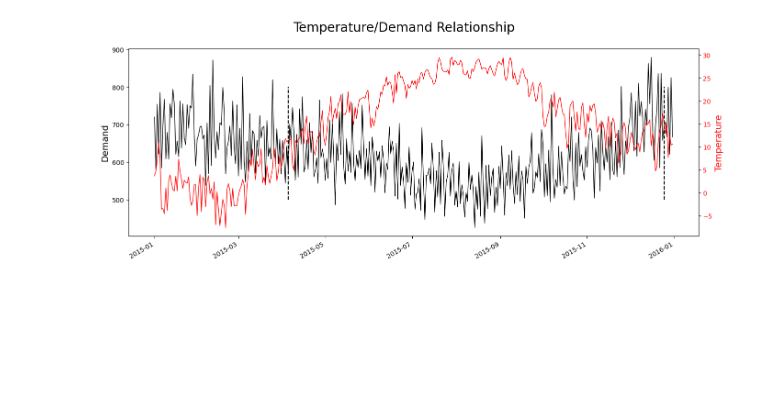
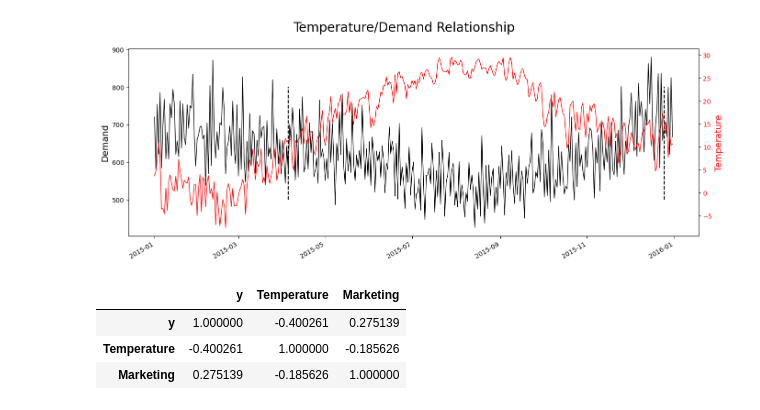
Before and after one commit to mrcruz117/EDA_Template, a Jupyter notebook: EDA_Template.ipynb, the cells around one changed output. Cells and saved outputs as stored; diff of their text form; code cells hidden in the pictures; blank space fills up the shorter version.

```diff
--- a/EDA_Template.ipynb
+++ b/EDA_Template.ipynb
@@ -120,3 +120,11 @@ ax1.vlines(x = events, ymin = 500, ymax = 800, color = 'k', ls = '--')
 # %% [output]
 <matplotlib.collections.LineCollection at 0x...>
 [figure]
+# %%
+# correlation
+df[['y', 'Temperature', 'Marketing']].corr()
+# %% [output]
+|  | y | Temperature | Marketing |
+| y | 1.000000 | -0.400261 | 0.275139 |
+| Temperature | -0.400261 | 1.000000 | -0.185626 |
+| Marketing | 0.275139 | -0.185626 | 1.000000 |
```
Also changed, not shown: parts of 3 cells of this notebook.
